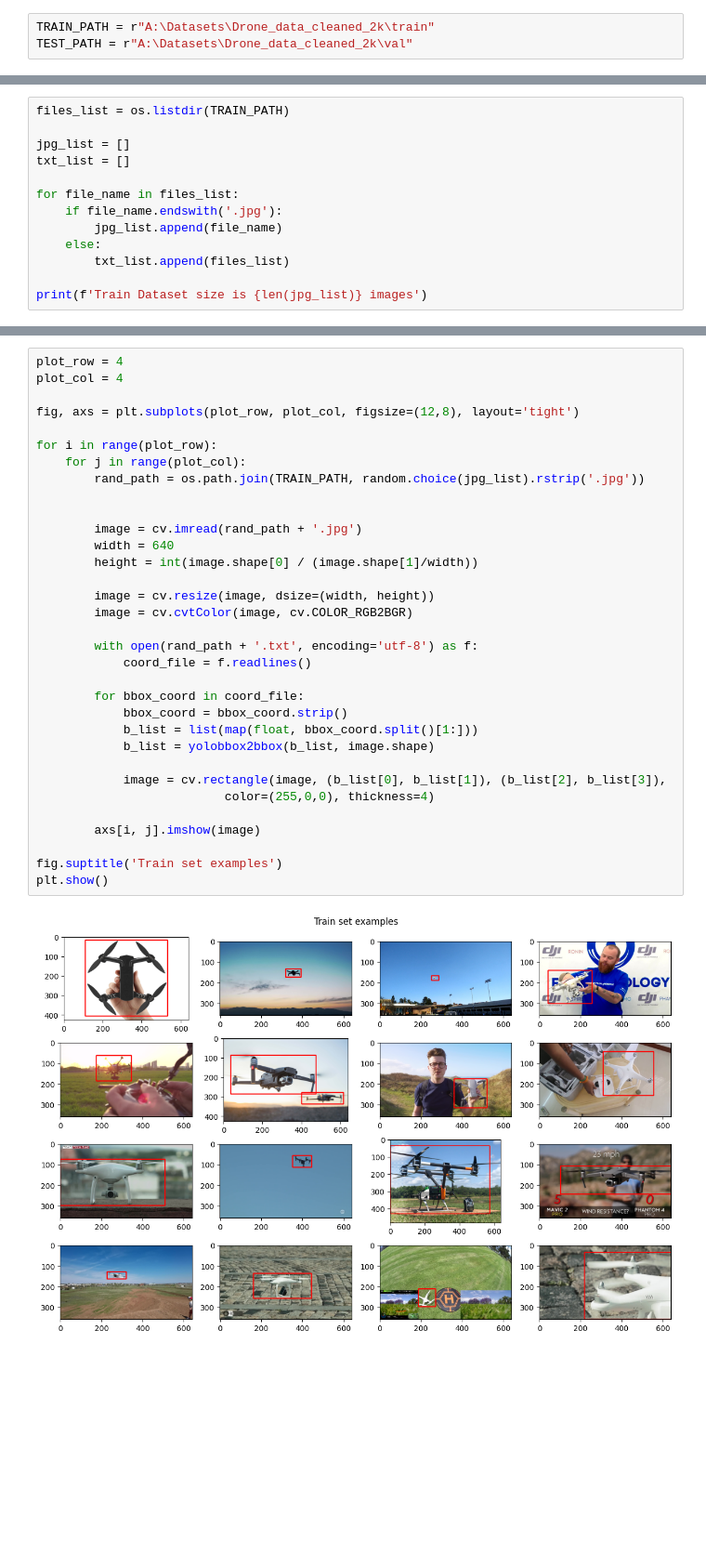
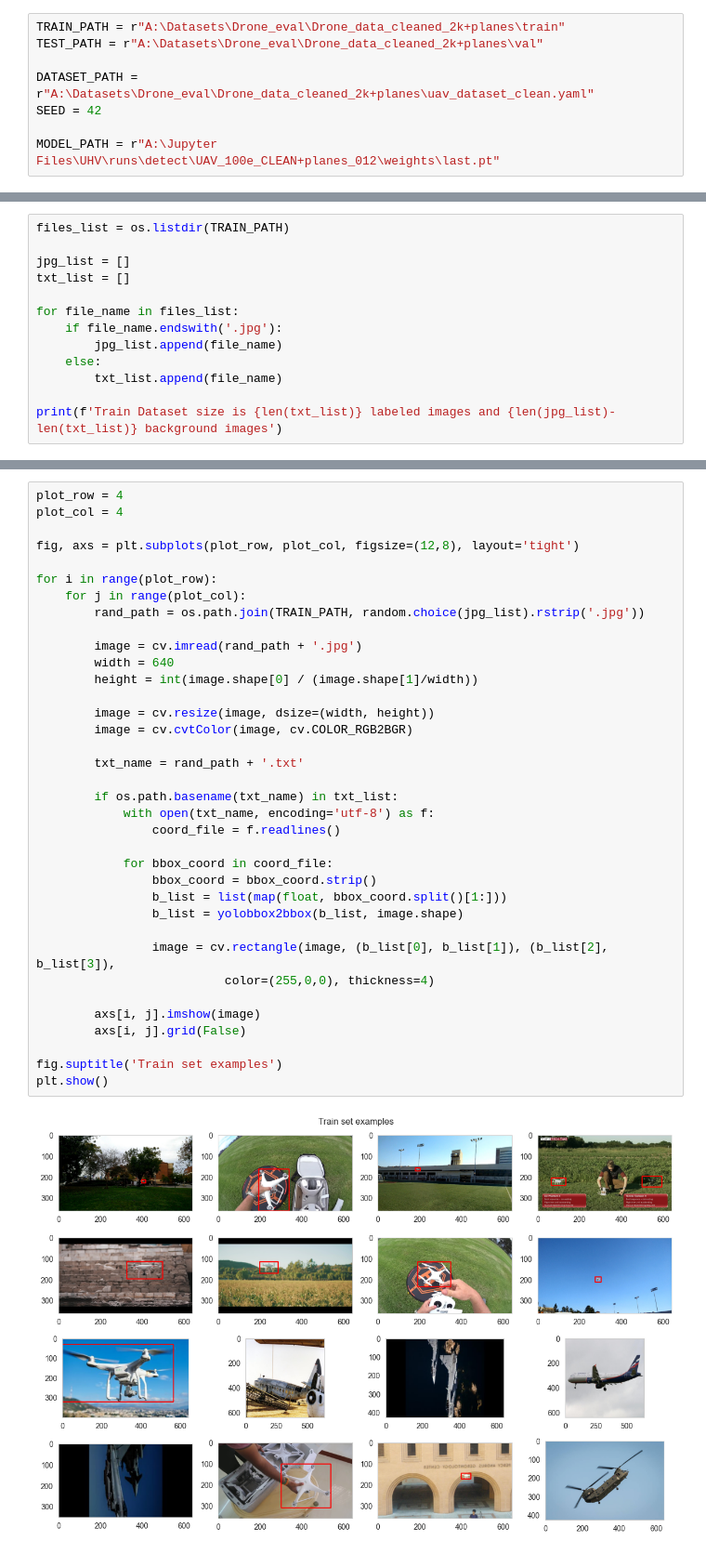
Before and after one commit to shmak2000/Drone_detection_tracking, a Jupyter notebook: Dataset+model_eval.ipynb, the cells around one changed output, grey strips where cells are left out. Shown at 93% size. Drawn from its saved outputs; the diff is of its cells as text; blank space fills up the shorter version.

Commit message:
Model evaluation file update

```diff
--- a/Dataset+model_eval.ipynb
+++ b/Dataset+model_eval.ipynb
@@ -22,3 +29,8 @@ Setup complete  (20 CPUs, 31.7 GB RAM, 189.3/1863.0 GB disk)
 # %%
-TRAIN_PATH = r"A:\Datasets\Drone_data_cleaned_2k\train"
-TEST_PATH = r"A:\Datasets\Drone_data_cleaned_2k\val"
+TRAIN_PATH = r"A:\Datasets\Drone_eval\Drone_data_cleaned_2k+planes\train"
+TEST_PATH = r"A:\Datasets\Drone_eval\Drone_data_cleaned_2k+planes\val"
+
+DATASET_PATH = r"A:\Datasets\Drone_eval\Drone_data_cleaned_2k+planes\uav_dataset_clean.yaml"
+SEED = 42
+
+MODEL_PATH = r"A:\Jupyter Files\UHV\runs\detect\UAV_100e_CLEAN+planes_012\weights\last.pt"
@@ -37,7 +99,7 @@ for file_name in files_list:
     if file_name.endswith('.jpg'):
         jpg_list.append(file_name)
     else:
-        txt_list.append(files_list)
+        txt_list.append(file_name)
 
-print(f'Train Dataset size is {len(jpg_list)} images')
+print(f'Train Dataset size is {len(txt_list)} labeled images and {len(jpg_list)-len(txt_list)} background images')
 # %% [output]
@@ -53,35 +107,38 @@ def yolobbox2bbox(bbox_list, img_shape):
 # %%
 plot_row = 4
 plot_col = 4
 
 fig, axs = plt.subplots(plot_row, plot_col, figsize=(12,8), layout='tight')
 
 for i in range(plot_row):
     for j in range(plot_col):
         rand_path = os.path.join(TRAIN_PATH, random.choice(jpg_list).rstrip('.jpg'))
 
-
         image = cv.imread(rand_path + '.jpg')
         width = 640
         height = int(image.shape[0] / (image.shape[1]/width))
 
         image = cv.resize(image, dsize=(width, height))
         image = cv.cvtColor(image, cv.COLOR_RGB2BGR)
 
-        with open(rand_path + '.txt', encoding='utf-8') as f:
-            coord_file = f.readlines()
+        txt_name = rand_path + '.txt'
 
-        for bbox_coord in coord_file:
-            bbox_coord = bbox_coord.strip()
-            b_list = list(map(float, bbox_coord.split()[1:]))
-            b_list = yolobbox2bbox(b_list, image.shape)
+        if os.path.basename(txt_name) in txt_list:
+            with open(txt_name, encoding='utf-8') as f:
+                coord_file = f.readlines()
 
-            image = cv.rectangle(image, (b_list[0], b_list[1]), (b_list[2], b_list[3]),
+            for bbox_coord in coord_file:
+                bbox_coord = bbox_coord.strip()
+                b_list = list(map(float, bbox_coord.split()[1:]))
+                b_list = yolobbox2bbox(b_list, image.shape)
+
+                image = cv.rectangle(image, (b_list[0], b_list[1]), (b_list[2], b_list[3]),
                           color=(255,0,0), thickness=4)
 
         axs[i, j].imshow(image)
+        axs[i, j].grid(False)
 
 fig.suptitle('Train set examples')
 plt.show()
 # %% [output]
-[figure, old version]
+[figure, new version]
```
Also changed, not shown: parts of 28 cells of this notebook.
